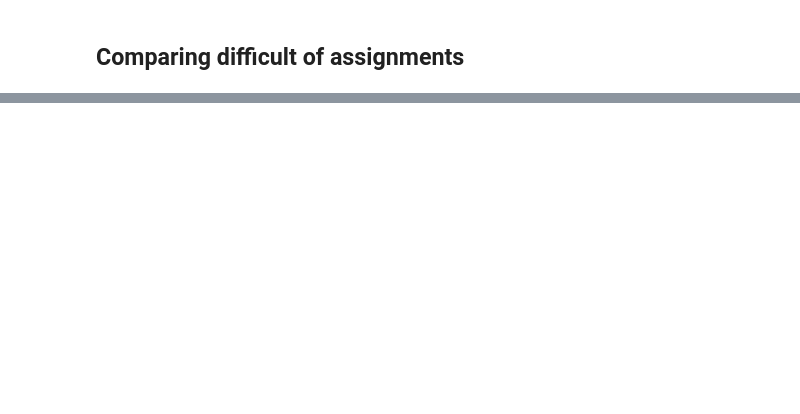
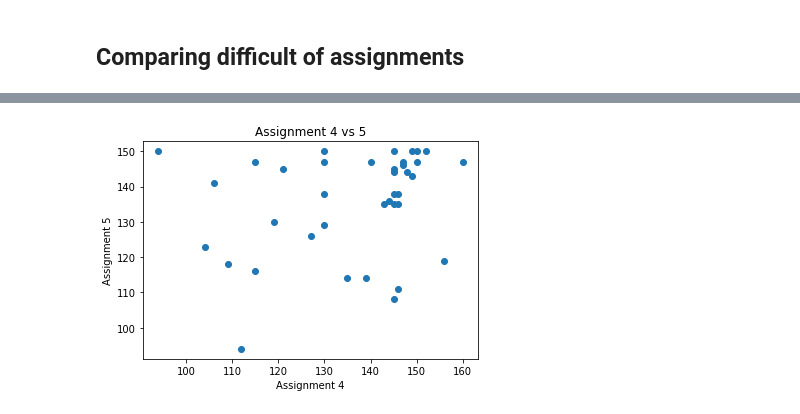
Before and after one commit to poojaram/datascience-stat-tests, a Jupyter notebook: 01-t-tests.ipynb, the cells around one changed output, grey strips where cells are left out. Drawn from its saved outputs; the diff is of its cells as text; code cells hidden in the pictures; blank space fills up the shorter version.

```diff
--- a/01-t-tests.ipynb
+++ b/01-t-tests.ipynb
@@ -46,0 +127,10 @@ Create a graphic that supports this comparison.
+# %%
+#plt.his(assignment_4, alpha=0.4, label="Assignment 4")
+#plt.his(assignment_5, alpha=0.4, label="Assignment 5")
+plt.scatter(assignment_4, assignment_5)
+plt.xlabel("Assignment 4")
+plt.ylabel("Assignment 5")
+plt.title("Assignment 4 vs 5")
+plt.savefig('scatter.png')
+# %% [output]
+[figure, added]
```
Also changed, not shown: parts of 12 cells of this notebook, 3 other files.
